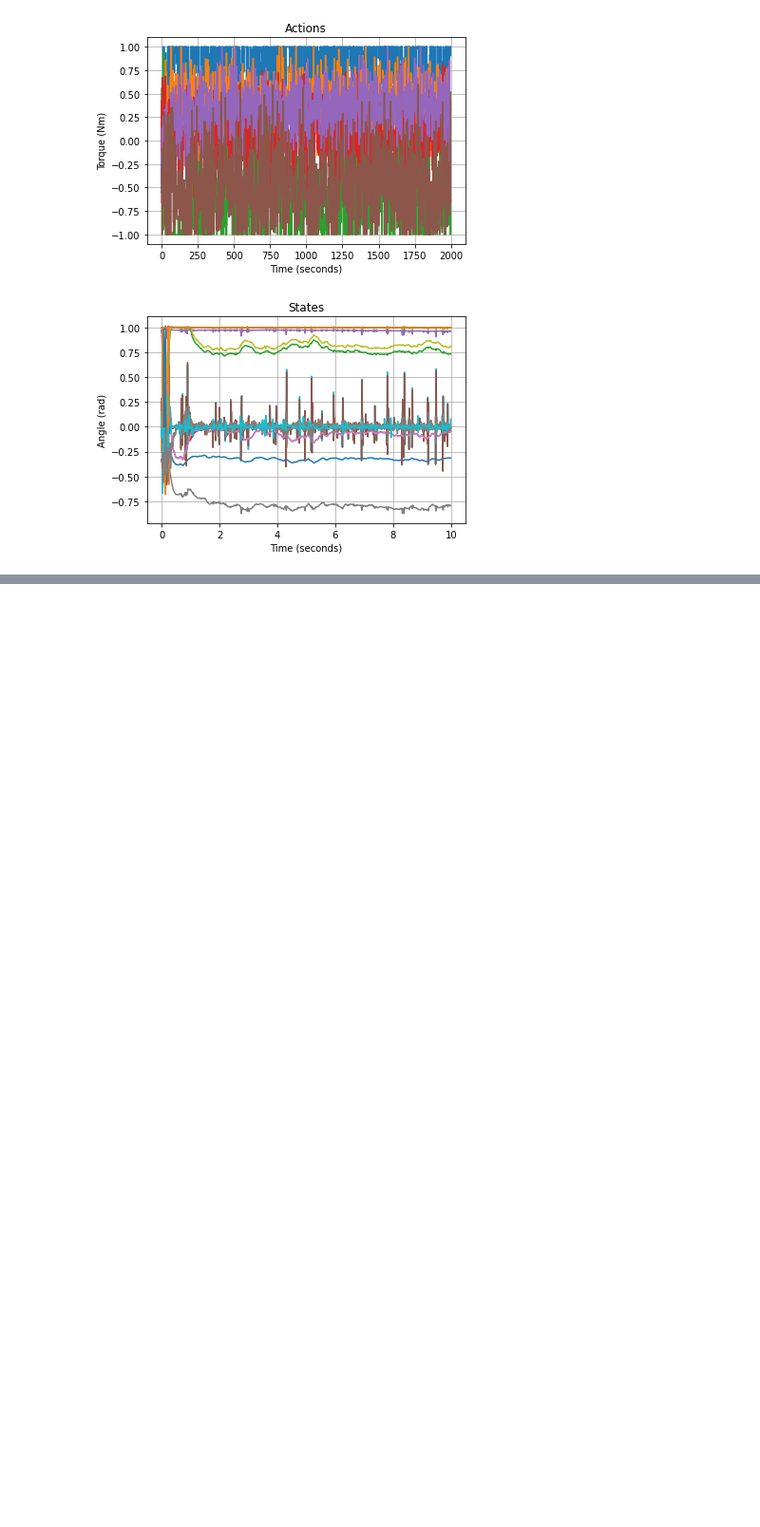
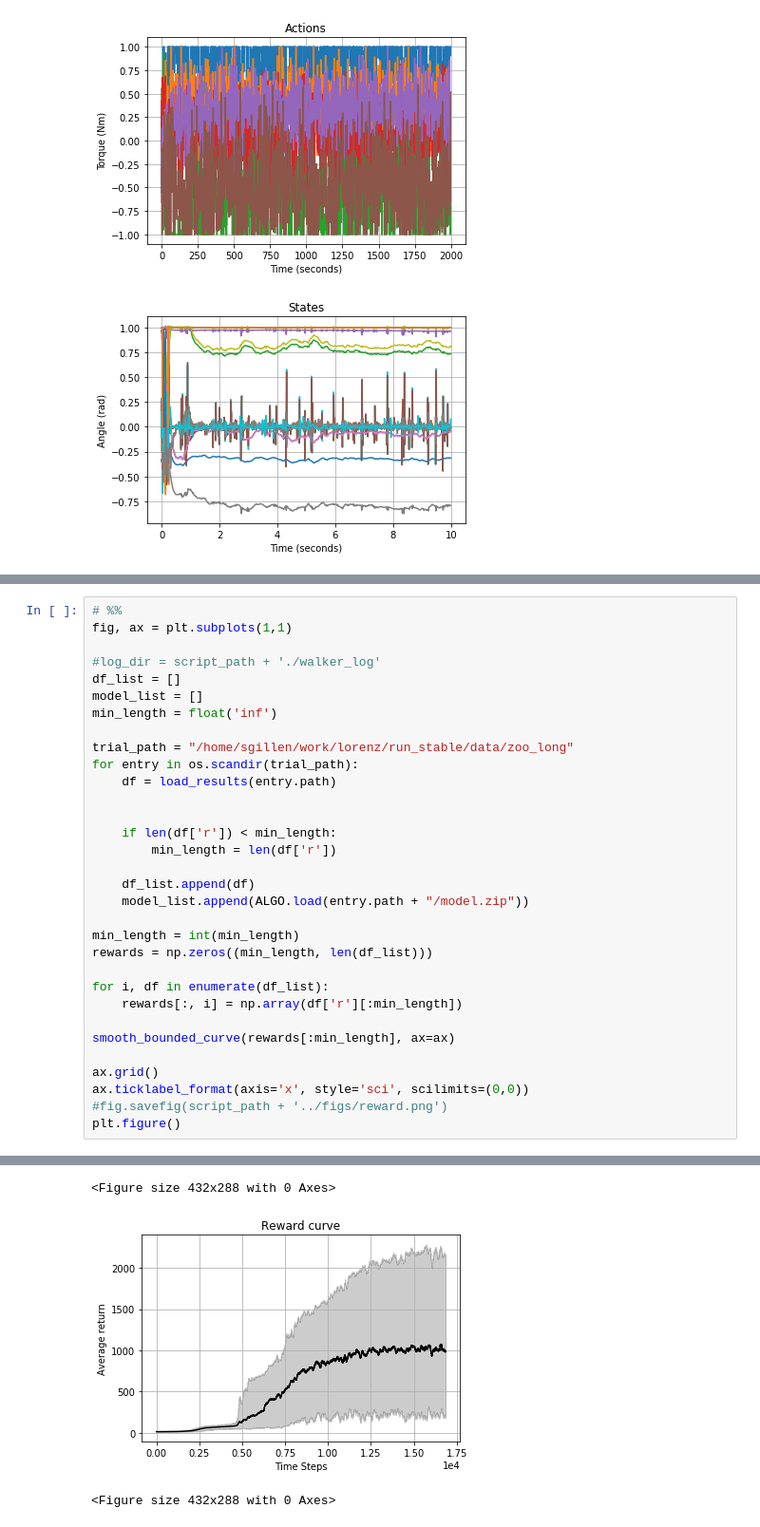
Before and after one commit to sgillen/lorenz, a Jupyter notebook: analyze_stable.ipynb, the cells around one changed output, grey strips where cells are left out. Shown at 95% size. Cells and saved outputs as stored; diff of their text form; blank space fills up the shorter version.

```diff
--- a/analyze_stable.ipynb
+++ b/analyze_stable.ipynb
@@ -89,0 +161,33 @@ WARNING: Entity <bound method Flatten.call of <tensorflow.python.layers.core.Fla
+# %%
+# %%
+fig, ax = plt.subplots(1,1)
+
+#log_dir = script_path + './walker_log'
+df_list = []
+model_list = []
+min_length = float('inf')
+
+trial_path = "/home/sgillen/work/lorenz/run_stable/data/zoo_long"
+for entry in os.scandir(trial_path):
+    df = load_results(entry.path)
+
+
+    if len(df['r']) < min_length:
+        min_length = len(df['r'])
+
+    df_list.append(df)
+    model_list.append(ALGO.load(entry.path + "/model.zip"))
+
+min_length = int(min_length)
+rewards = np.zeros((min_length, len(df_list)))
+
+for i, df in enumerate(df_list):
+    rewards[:, i] = np.array(df['r'][:min_length])
+
+smooth_bounded_curve(rewards[:min_length], ax=ax)
+
+ax.grid()
+ax.ticklabel_format(axis='x', style='sci', scilimits=(0,0))
+#fig.savefig(script_path + '../figs/reward.png')
+plt.figure()
+# %% [output]
@@ -89,0 +211,3 @@ WARNING: Entity <bound method Flatten.call of <tensorflow.python.layers.core.Fla
+<Figure size 432x288 with 0 Axes>
+[figure, added]
+<Figure size 432x288 with 0 Axes>
```
Also changed, not shown: parts of 4 cells of this notebook, 6 other files.
